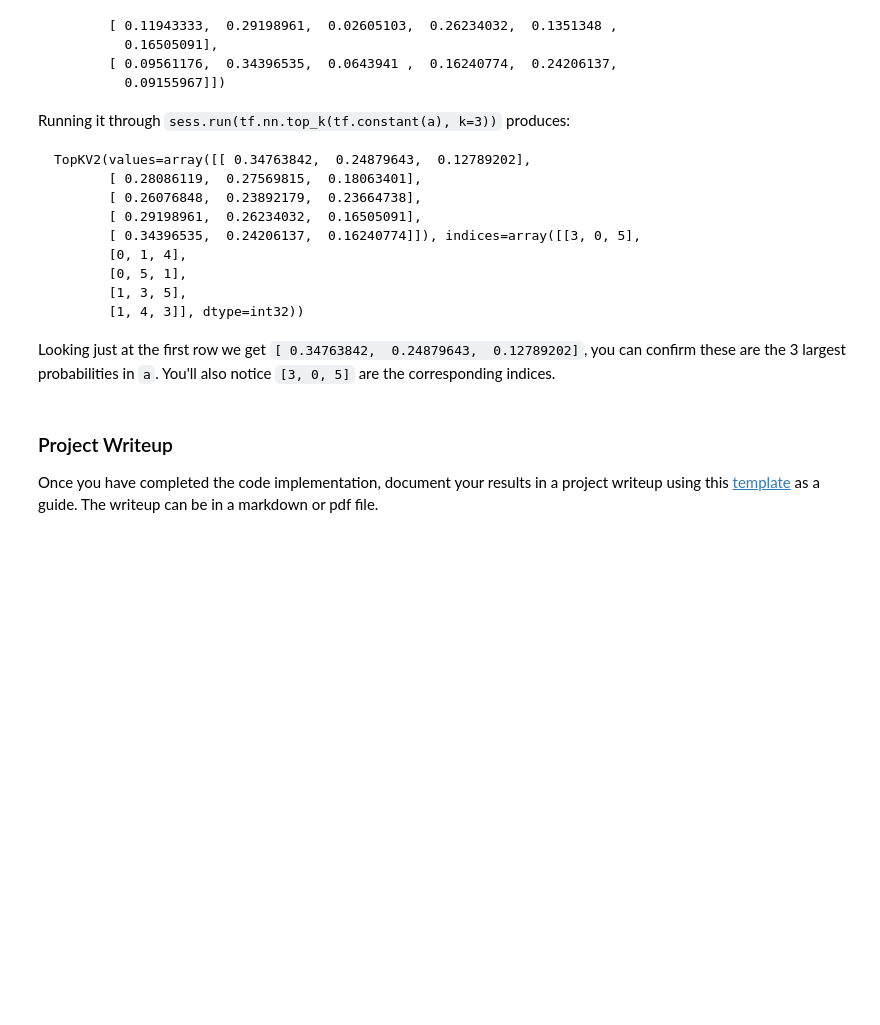
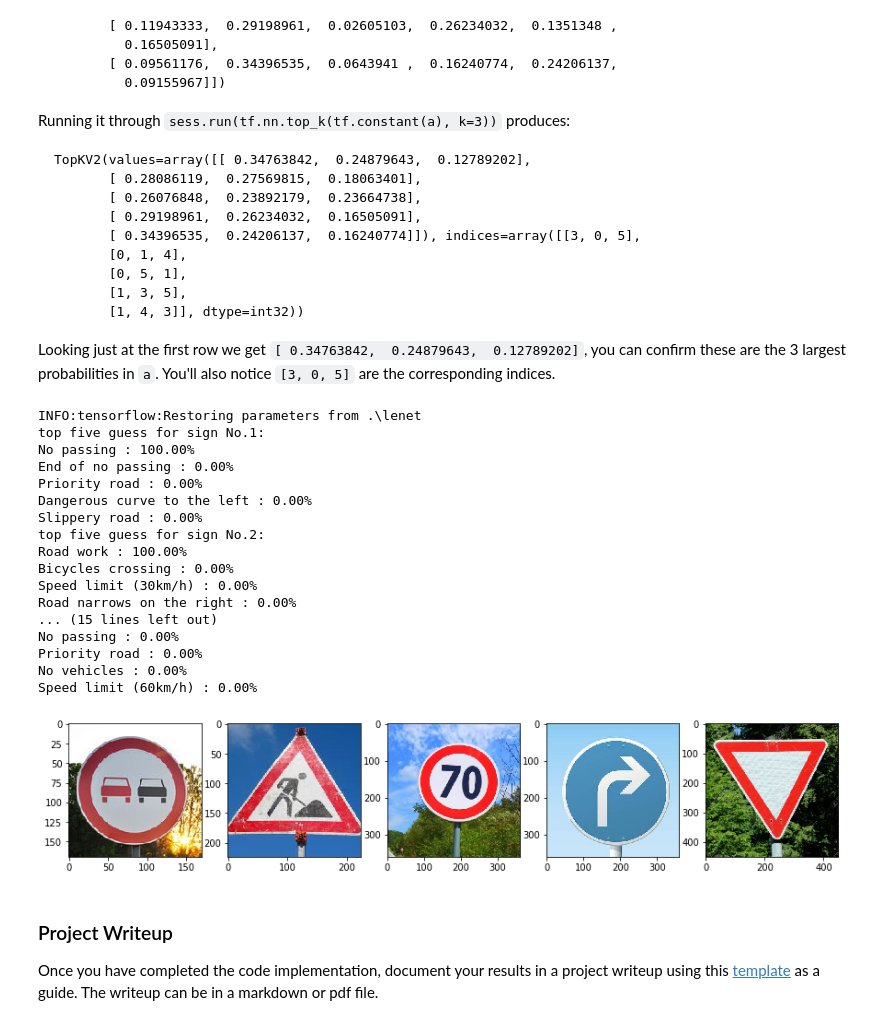
Before and after one commit to lancerdancer/CarND-Traffic-Sign-Classifier-Project, a Jupyter notebook: Traffic_Sign_Classifier.ipynb, the cells around one changed output. Saved outputs shown, nothing was run; the diff lists cells and outputs as text; code cells hidden in the pictures; blank space fills up the shorter version.

```diff
--- a/Traffic_Sign_Classifier.ipynb
+++ b/Traffic_Sign_Classifier.ipynb
@@ -451,3 +498,36 @@ Looking just at the first row we get `[ 0.34763842,  0.24879643,  0.12789202]`,
+# %%
+### Print out the top five softmax probabilities for the predictions on the German traffic sign images found on the web.
+### Feel free to use as many code cells as needed.
+with tf.Session() as sess:
+    saver.restore(sess, tf.train.latest_checkpoint('.'))
+    softmax = sess.run(tf.nn.softmax(logits), feed_dict={x: X_new, keep_prob: 1.0})
+    top_5 = sess.run(tf.nn.top_k(softmax, 5))
+plt.figure(1, figsize=(15, 4))
+for i in range(5):
+    plt.subplot(1, 5, i+1)
+    plt.imshow(raw_image[i])
+    print('top five guess for sign No.%s:' %(i+1))
+    for n in range(5):
+        print("{} : {:0.2%}".format(signmapping[str(top_5[1][i][n])], top_5[0][i][n]))
+# %% [output]
+INFO:tensorflow:Restoring parameters from .\lenet
+top five guess for sign No.1:
+No passing : 100.00%
+End of no passing : 0.00%
+Priority road : 0.00%
+Dangerous curve to the left : 0.00%
+Slippery road : 0.00%
+top five guess for sign No.2:
+Road work : 100.00%
+Bicycles crossing : 0.00%
+Speed limit (30km/h) : 0.00%
+Road narrows on the right : 0.00%
+... (15 lines left out)
+No passing : 0.00%
+Priority road : 0.00%
+No vehicles : 0.00%
+Speed limit (60km/h) : 0.00%
+[figure, added]
 # %% [markdown]
 ### Project Writeup
 
```
Also changed, not shown: parts of 7 cells of this notebook, 10 other files.
